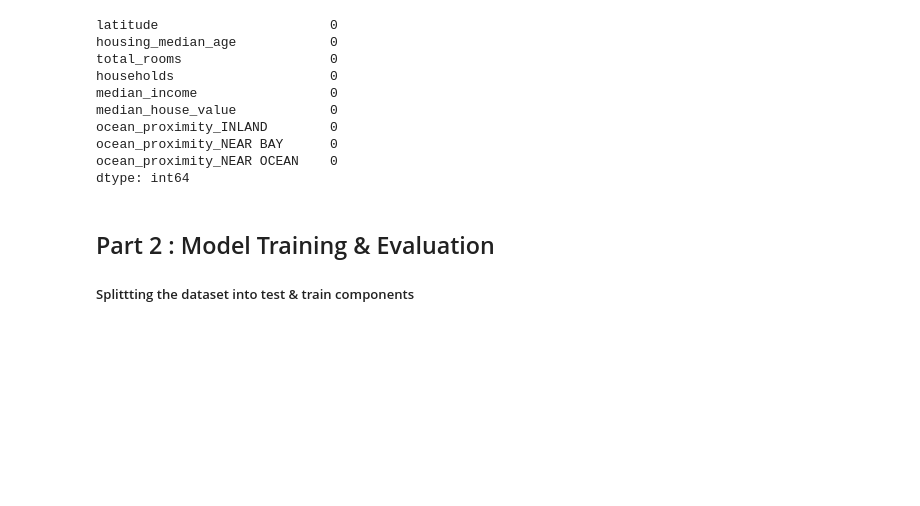
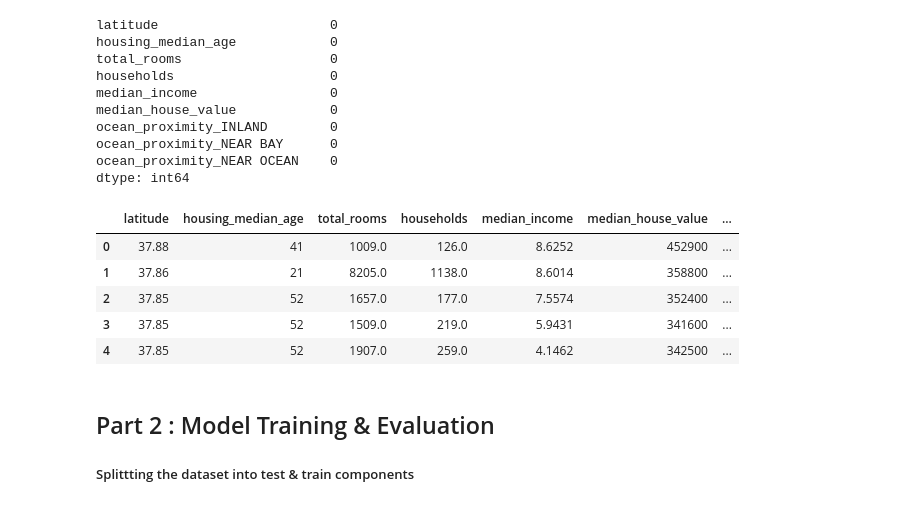
Before and after one commit to debdoot9804/House_price_prediction_ML, a Jupyter notebook: data_preprocessing.ipynb, the cells around one changed output. Saved outputs shown, nothing was run; the diff lists cells and outputs as text; code cells hidden in the pictures; blank space fills up the shorter version.

```diff
--- a/data_preprocessing.ipynb
+++ b/data_preprocessing.ipynb
@@ -347,6 +347,15 @@ ocean_proximity_INLAND        0
 ocean_proximity_NEAR BAY      0
 ocean_proximity_NEAR OCEAN    0
 dtype: int64
+# %%
+dff.head()
+# %% [output]
+|  | latitude | housing_median_age | total_rooms | households | median_income | median_house_value | ... |
+| 0 | 37.88 | 41 | 1009.0 | 126.0 | 8.6252 | 452900 | ... |
+| 1 | 37.86 | 21 | 8205.0 | 1138.0 | 8.6014 | 358800 | ... |
+| 2 | 37.85 | 52 | 1657.0 | 177.0 | 7.5574 | 352400 | ... |
+| 3 | 37.85 | 52 | 1509.0 | 219.0 | 5.9431 | 341600 | ... |
+| 4 | 37.85 | 52 | 1907.0 | 259.0 | 4.1462 | 342500 | ... |
 # %% [markdown]
 ## Part 2 : Model Training & Evaluation
 ##### Splittting the dataset into test & train components
```
Also changed, not shown: parts of 10 cells of this notebook, 7 other files.
